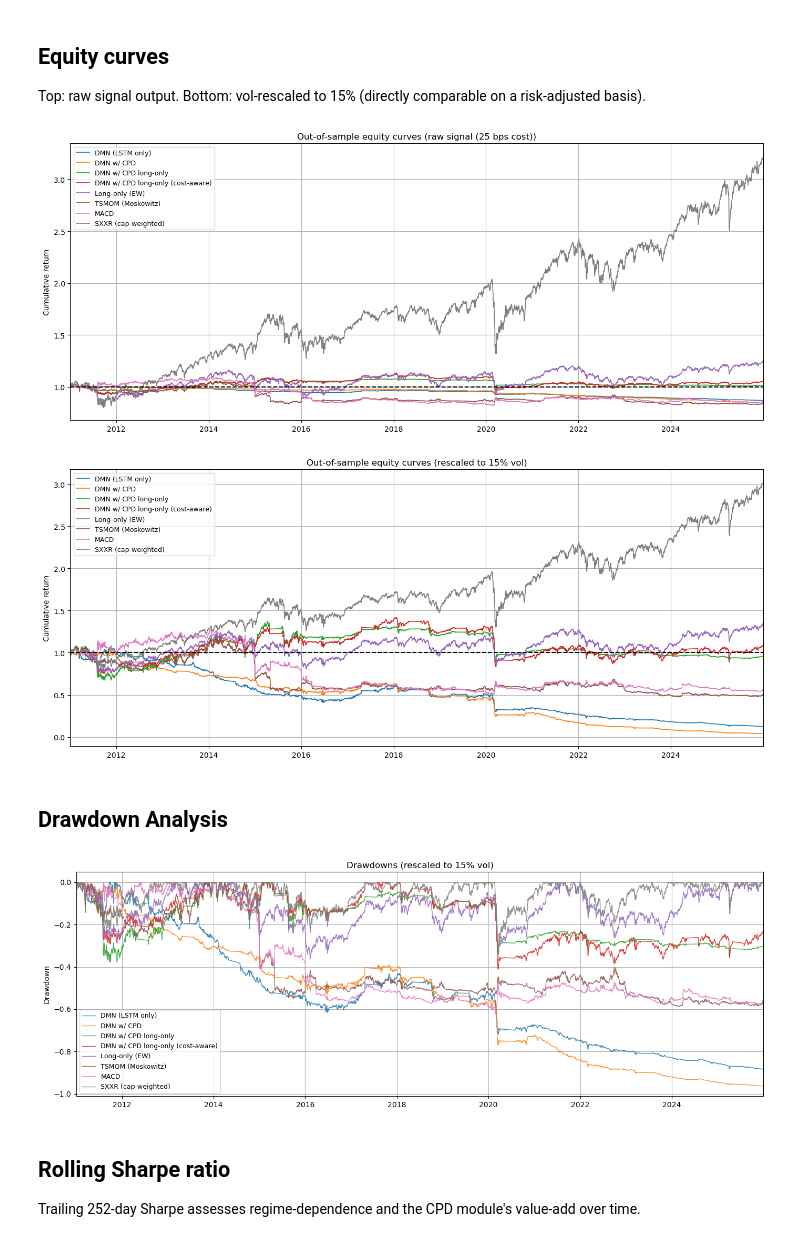
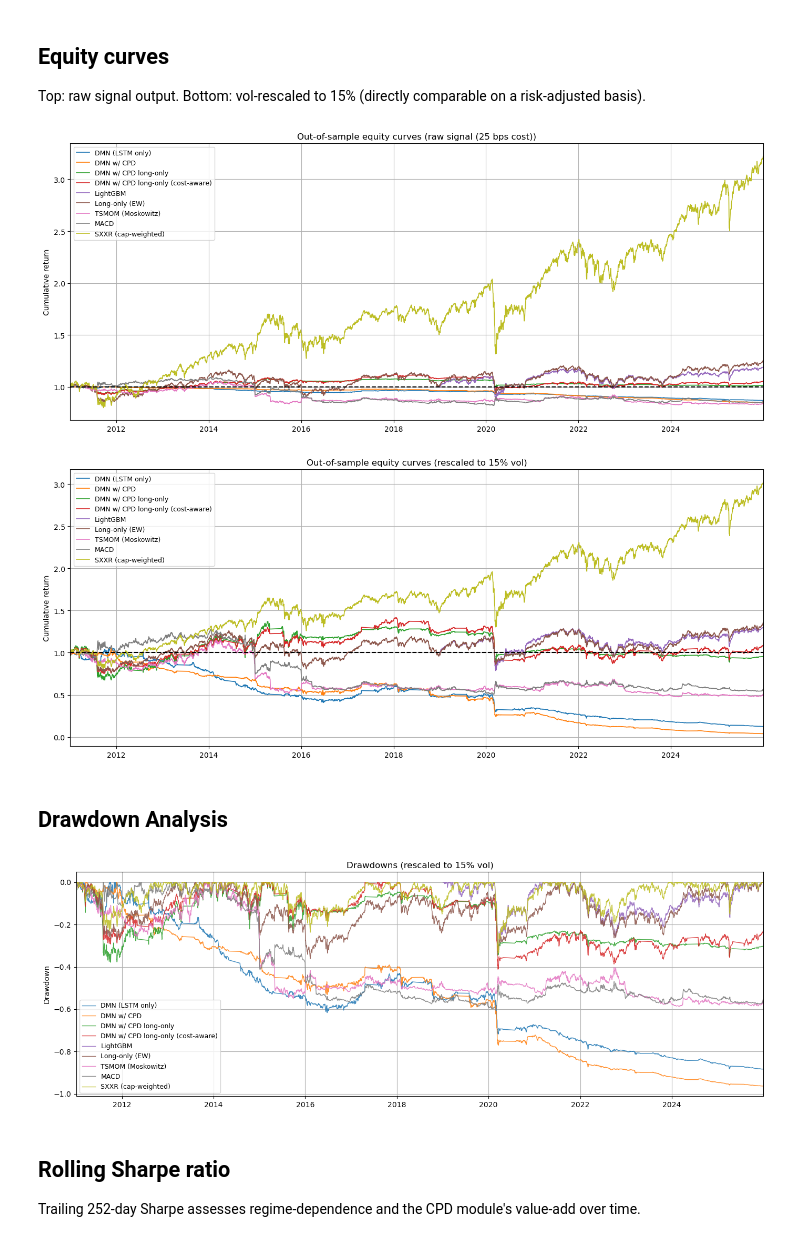
Before and after one commit to VNAZZARENO/Pergam_MSc_2026, a Jupyter notebook: notebooks/04_backtest.ipynb, the cells around one changed output. Cells and saved outputs as stored; diff of their text form; code cells hidden in the pictures.

Commit message:
Add LightGBM strategy

```diff
--- a/notebooks/04_backtest.ipynb
+++ b/notebooks/04_backtest.ipynb
@@ -40,8 +57,8 @@ CPD_STRIDE    = cfg["dmn"].get("cpd_stride", 1)
 FOLD_TYPE     = cfg.get("fold_type", "expanding")
 #FOLD_TYPE = "rolling"  # uncomment to use it for sensitivity analysis
 
-# Transaction cost applied at backtest time to all variants
-TRANSACTION_COST = 0.0025
+# Transaction cost: read from configs/default.yaml
+TRANSACTION_COST = cfg["dmn"]["transaction_cost"]
 
 print(f"Models dir:        {MODELS_DIR}")
 print(f"Target vol:        {TARGET_VOL:.0%}")
@@ -332,14 +328,9 @@ Maybe from the results we can say that at 25 bps, cost-aware training has a marg
 
 Each strategy rescaled to 15% annualised vol so risk-adjusted comparison is direct (all strategies have the same vol).
 # %%
-def rescale_to_target_vol(returns: pd.Series, target_vol=TARGET_VOL) -> pd.Series:
-    r = returns.dropna()
-    if len(r) < 2: return r
-    realised_vol = r.std() * np.sqrt(252)
-    if realised_vol == 0: return r
-    return r * (target_vol / realised_vol)
+# rescale_to_target_vol imported from src.backtest
 
-rescaled = {label: rescale_to_target_vol(s) for label, s in portfolios.items()}
+rescaled = {label: rescale_to_target_vol(s, target_vol=TARGET_VOL) for label, s in portfolios.items()}
 
 rescaled_metric_rows = []
 for label, ret_series in rescaled.items():
@@ -383,67 +372,26 @@ LABELS = {
     "dmn_cpd_net":                "DMN w/ CPD",
     "dmn_cpd_longonly_net":       "DMN w/ CPD long-only",
     "dmn_cpd_longonly_tc_net":    "DMN w/ CPD long-only (cost-aware)",
+    "lgbm_net":                   "LightGBM",
     "long_only_net":              "Long-only (EW)",
     "moskowitz_net":              "TSMOM (Moskowitz)",
     "macd_net":                   "MACD",
     "sxxr":                       "SXXR (cap-weighted)",
 }
 
-def set_xlim_to_plotted_data(ax):
-    lines = ax.get_lines()
-    if not lines:
-        return
-    all_xdata = []
-    for line in lines:
-        all_xdata.extend(line.get_xdata())
-    if all_xdata:
-        valid_dates = [x for x in all_xdata if pd.notna(x)]
-        if valid_dates:
-            ax.set_xlim(min(valid_dates), max(valid_dates))
-
-def plot_equity_curves(portfolios_dict, title_suffix, labels, log=False):
-    fig, ax = plt.subplots(figsize=(14, 6))
-    for label, ret in portfolios_dict.items():
-        if label not in labels:
-            continue
-        cum = (1 + ret.dropna()).cumprod()
-        ax.plot(cum.index, cum.values, lw=1.2, label=labels[label])
-
-    set_xlim_to_plotted_data(ax)
-    ax.axhline(1.0, color="black", lw=1.5, linestyle="--")
-
-    if log:
-        ax.set_yscale("log")
-    ax.set_title(f"Out-of-sample equity curves ({title_suffix})")
-    ax.set_ylabel("Cumulative return" + (" (log)" if log else ""))
-    ax.legend(loc="upper left", fontsize=9)
-    plt.tight_layout()
-    plt.show()
-
-plot_equity_curves(portfolios, f"raw signal ({TRANSACTION_COST*1e4:.0f} bps cost)", LABELS, log=False)
-plot_equity_curves(rescaled, f"rescaled to {TARGET_VOL:.0%} vol", LABELS, log=False)
+# plot_equity_curves imported from src.backtest
+plot_equity_curves(portfolios, f"raw signal ({TRANSACTION_COST*1e4:.0f} bps cost)", LABELS).show()
+plot_equity_curves(rescaled, f"rescaled to {TARGET_VOL:.0%} vol", LABELS).show()
 # %% [output]
-[figure, old version]
+[figure, new version]
-[figure, old version]
+[figure, new version]
 # %% [markdown]
 ## Drawdown Analysis
 # %%
-fig, ax = plt.subplots(figsize=(14, 5))
-for label, ret in rescaled.items():
-    if label not in LABELS:
-        continue
-    cum = (1 + ret.dropna()).cumprod()
-    dd = (cum - cum.cummax()) / cum.cummax()
-    ax.plot(dd.index, dd.values, lw=1.0, label=LABELS[label], alpha=0.85)
-
-set_xlim_to_plotted_data(ax)
-ax.set_title(f"Drawdowns (rescaled to {TARGET_VOL:.0%} vol)")
-ax.set_ylabel("Drawdown")
-ax.legend(loc="lower left", fontsize=9)
-plt.tight_layout()
-plt.show()
+# plot_drawdowns imported from src.backtest
+plot_drawdowns(rescaled, TARGET_VOL, LABELS).show()
 # %% [output]
-[figure, old version]
+[figure, new version]
 # %% [markdown]
 ## Rolling Sharpe ratio
 
```
Also changed, not shown: parts of 16 cells of this notebook, 12 other files.
